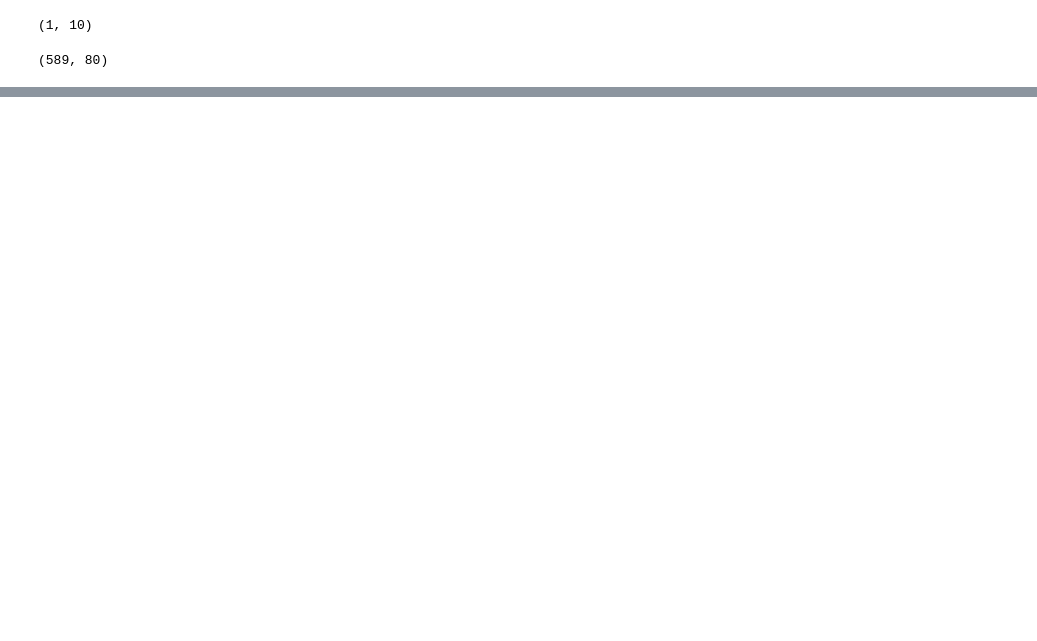
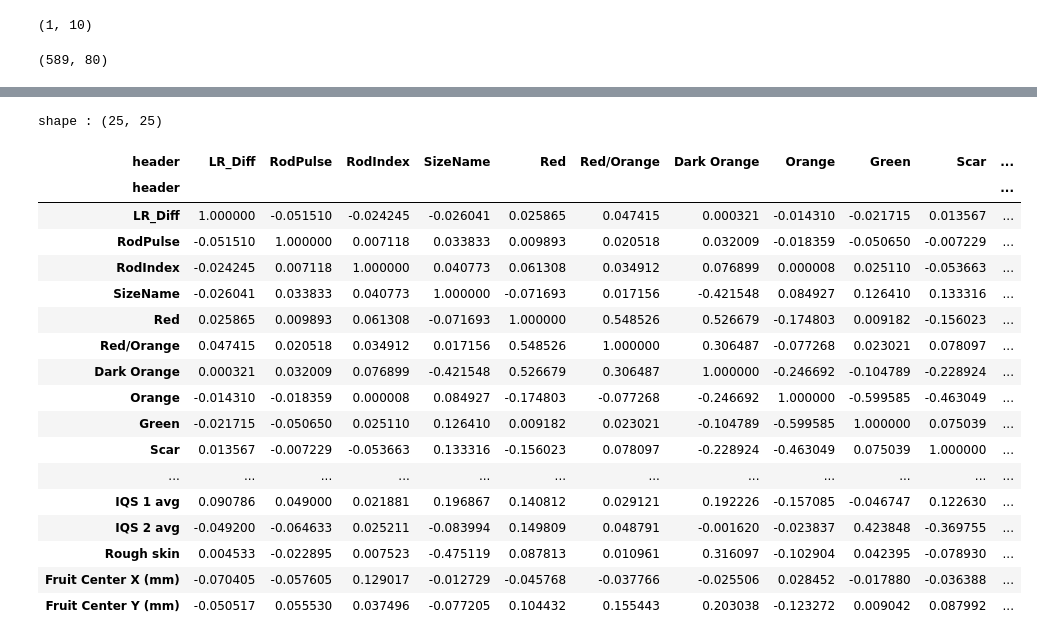
Before and after one commit to Heronalps/LREC_Project, a Jupyter notebook: LREC_Project.ipynb, the cells around one changed output, grey strips where cells are left out. Cells and saved outputs as stored; diff of their text form; code cells hidden in the pictures; blank space fills up the shorter version.

```diff
--- a/LREC_Project.ipynb
+++ b/LREC_Project.ipynb
@@ -28,6 +33,10 @@ batch_info.shape
 # %% [output]
 (1, 10)
 # %%
-fruit_info = df.iloc[6:, :]
+fruit_info = df.iloc[6:]
+fruit_info = fruit_info.reset_index(drop=True)
 # %%
-fruit_info.columns = [df.iloc[5]]
+fruit_info.columns = df.iloc[5]
+fruit_info.columns.name = 'header'
+fruit_info = fruit_info.dropna()
+#fruit_info.columns
@@ -55,0 +47,3 @@ fruit_info.head()
+# %%
+fruit_info = fruit_info.loc[:, ~fruit_info.columns.duplicated()]
+#fruit_info.columns
@@ -55,0 +72,10 @@ fruit_info.head()
+# %%
+fruit_info_filtered = fruit_info[['Weight', 'LR_Diff', 'MajorDiameter', 'Volume', 'SizerSize',
+                        'RodPulse', 'RodIndex', 'SizeName', 'Red', 'Red/Orange',
+                        'Dark Orange', 'Orange', 'Orange/Yellow', 'Yellow/Green', 'Green',
+                        'Scar', 'Texture', 'Blem', 'Dark Blem', 'Overall Roundness',
+                        'Trapeziod Angle (Deg)', 'Stem angle', 'Smoothness', 'Flatness',
+                        'Elongation', 'Calyx size', 'Stem Size', 'IQS 1 avg', 'IQS 2 avg',
+                        'Fruit', 'Rough skin', 'Fruit Center X (mm)', 'Fruit Center Y (mm)']]
+correlation_matrix = fruit_info_filtered.astype('float64').corr()
+correlation_matrix
@@ -55,0 +102,28 @@ fruit_info.head()
+# %%
+for col in correlation_matrix.columns :
+    if correlation_matrix[col].between(0.8, 1.0, inclusive = False).any() or \
+       correlation_matrix[col].between(-1.0, -0.8).any():
+        correlation_matrix = correlation_matrix.drop(col)
+        correlation_matrix = correlation_matrix.drop(col, axis = 1)
+print("shape : " + str(correlation_matrix.shape))
+correlation_matrix
+# %% [output]
+shape : (25, 25)
+| header | LR_Diff | RodPulse | RodIndex | SizeName | Red | Red/Orange | Dark Orange | Orange | Green | Scar | ... |
+| header |  |  |  |  |  |  |  |  |  |  | ... |
+| LR_Diff | 1.000000 | -0.051510 | -0.024245 | -0.026041 | 0.025865 | 0.047415 | 0.000321 | -0.014310 | -0.021715 | 0.013567 | ... |
+| RodPulse | -0.051510 | 1.000000 | 0.007118 | 0.033833 | 0.009893 | 0.020518 | 0.032009 | -0.018359 | -0.050650 | -0.007229 | ... |
+| RodIndex | -0.024245 | 0.007118 | 1.000000 | 0.040773 | 0.061308 | 0.034912 | 0.076899 | 0.000008 | 0.025110 | -0.053663 | ... |
+| SizeName | -0.026041 | 0.033833 | 0.040773 | 1.000000 | -0.071693 | 0.017156 | -0.421548 | 0.084927 | 0.126410 | 0.133316 | ... |
+| Red | 0.025865 | 0.009893 | 0.061308 | -0.071693 | 1.000000 | 0.548526 | 0.526679 | -0.174803 | 0.009182 | -0.156023 | ... |
+| Red/Orange | 0.047415 | 0.020518 | 0.034912 | 0.017156 | 0.548526 | 1.000000 | 0.306487 | -0.077268 | 0.023021 | 0.078097 | ... |
+| Dark Orange | 0.000321 | 0.032009 | 0.076899 | -0.421548 | 0.526679 | 0.306487 | 1.000000 | -0.246692 | -0.104789 | -0.228924 | ... |
+| Orange | -0.014310 | -0.018359 | 0.000008 | 0.084927 | -0.174803 | -0.077268 | -0.246692 | 1.000000 | -0.599585 | -0.463049 | ... |
+| Green | -0.021715 | -0.050650 | 0.025110 | 0.126410 | 0.009182 | 0.023021 | -0.104789 | -0.599585 | 1.000000 | 0.075039 | ... |
+| Scar | 0.013567 | -0.007229 | -0.053663 | 0.133316 | -0.156023 | 0.078097 | -0.228924 | -0.463049 | 0.075039 | 1.000000 | ... |
+| ... | ... | ... | ... | ... | ... | ... | ... | ... | ... | ... | ... |
+| IQS 1 avg | 0.090786 | 0.049000 | 0.021881 | 0.196867 | 0.140812 | 0.029121 | 0.192226 | -0.157085 | -0.046747 | 0.122630 | ... |
+| IQS 2 avg | -0.049200 | -0.064633 | 0.025211 | -0.083994 | 0.149809 | 0.048791 | -0.001620 | -0.023837 | 0.423848 | -0.369755 | ... |
+| Rough skin | 0.004533 | -0.022895 | 0.007523 | -0.475119 | 0.087813 | 0.010961 | 0.316097 | -0.102904 | 0.042395 | -0.078930 | ... |
+| Fruit Center X (mm) | -0.070405 | -0.057605 | 0.129017 | -0.012729 | -0.045768 | -0.037766 | -0.025506 | 0.028452 | -0.017880 | -0.036388 | ... |
+| Fruit Center Y (mm) | -0.050517 | 0.055530 | 0.037496 | -0.077205 | 0.104432 | 0.155443 | 0.203038 | -0.123272 | 0.009042 | 0.087992 | ... |
```
Also changed, not shown: parts of 19 cells of this notebook, 2 other files.
